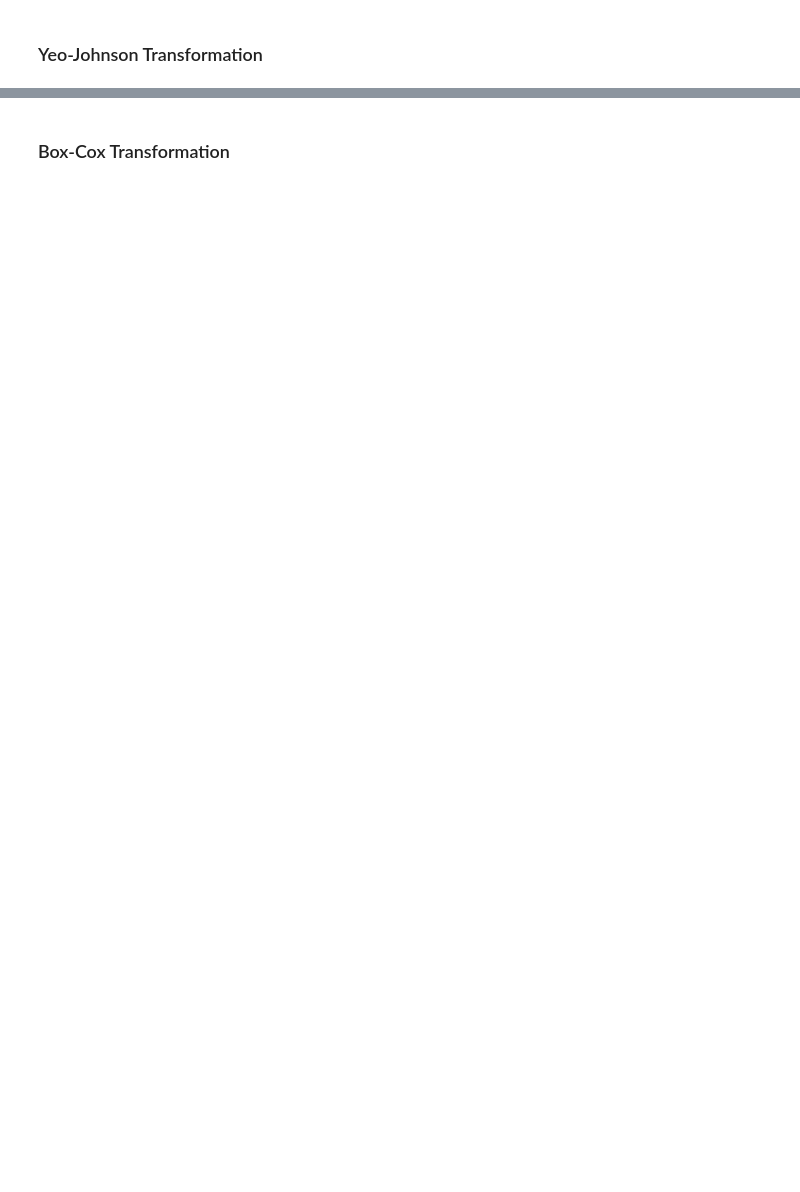
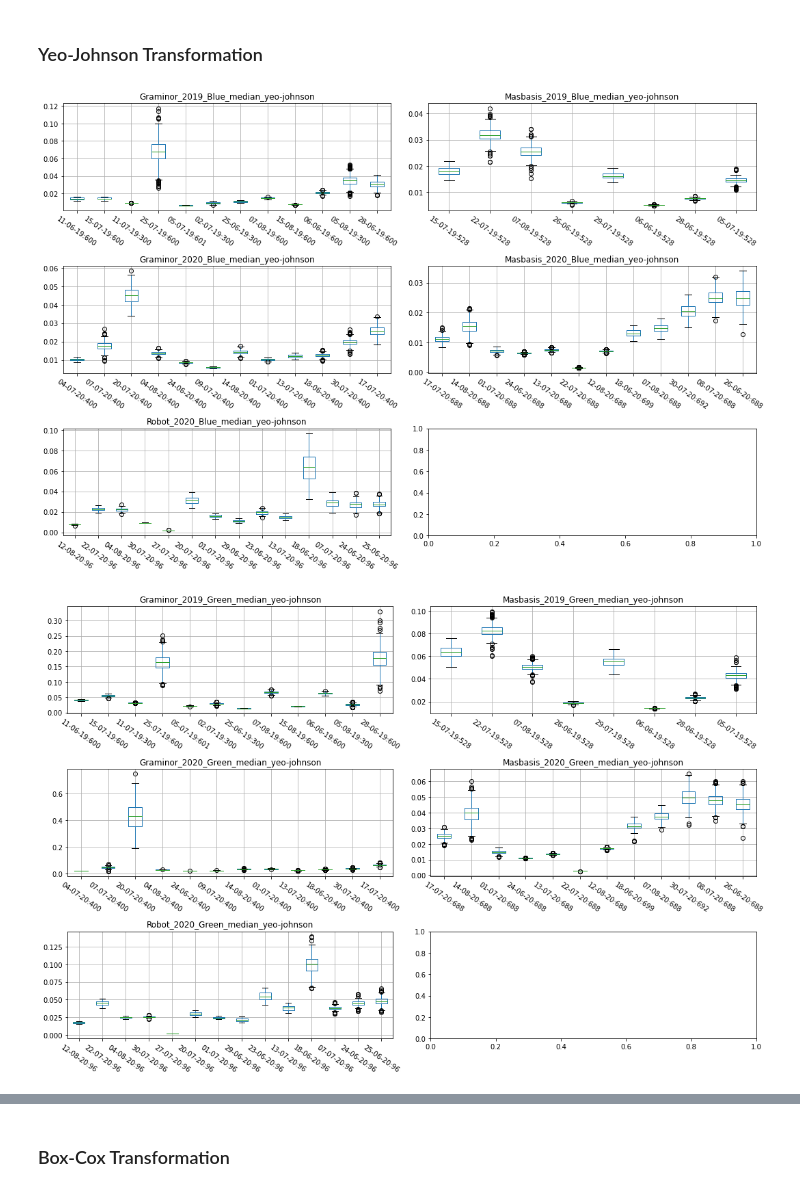
Before and after one commit to fahadijaz/spring_wheat_yield_prediction, a Jupyter notebook: preprocessing.ipynb, the cells around one changed output, grey strips where cells are left out. Saved outputs shown, nothing was run; the diff lists cells and outputs as text; code cells hidden in the pictures; blank space fills up the shorter version.

Commit message:
DS Report on Robot2020
Work on DS Report
Cleaning and improving functions and plots formatting

```diff
--- a/preprocessing.ipynb
+++ b/preprocessing.ipynb
@@ -781,25 +892,26 @@ sorted_dated[1].strftime('%d%m%y')
 %%time
 
 general_col_names = ['Plot_ID', 'Blue', 'Green', 'Red', 'RedEdge', 'NIR', 'NDVI', 'MTCI']
+yield_cols = ['GrainYield']
 
 df_all_mean = []
 df_all_median = []
 df_all_stdev = []
 
-for df in complete_df_std:
+for df in df_w_yields:
     temp_mean_df = df+'_mean'
     temp_median_df = df+'_median'
     temp_stdev_df = df+'_stdev'
     # Filtering columns for each type
-    locals()[temp_mean_df] = locals()[df][std_columns_mean]
-    locals()[temp_median_df] = locals()[df][std_columns_median]
-    locals()[temp_stdev_df] = locals()[df][std_columns_stdev]
+    locals()[temp_mean_df] = locals()[df][std_columns_mean+yield_cols]
+    locals()[temp_median_df] = locals()[df][std_columns_median+yield_cols]
+    locals()[temp_stdev_df] = locals()[df][std_columns_stdev+yield_cols]
 
     # Renaming column names to general names for all
-    locals()[temp_mean_df].columns = general_col_names
+    locals()[temp_mean_df].columns = general_col_names+yield_cols
 
-    locals()[temp_median_df].columns = general_col_names
-    locals()[temp_stdev_df].columns = general_col_names
+    locals()[temp_median_df].columns = general_col_names+yield_cols
+    locals()[temp_stdev_df].columns = general_col_names+yield_cols
 
 
     df_all_mean.append(temp_mean_df)
@@ -957,0 +1062,3 @@ field_year_dict
+# %%
+for field_sample, dates in sorted_field_year_dict.items():
+    date sorted_field_year_dict[field_sample]
@@ -958,8 +1266,10 @@ field_year_dict
 # %%
-for field_sample, dates in field_year_dict.items():
+for field_sample, dates in sorted_field_year_dict.items():
 
     # Adding required data to a temp dataframe
-    temp_df = pd.DataFrame()
+    temp_df_all = field_sample+'_all'
+    locals()[temp_df_all] = pd.DataFrame()
     for date in dates:
-        field_df = field_sample[:-5]+'_'+date+d_type
-        temp_df[date] = locals()[field_df][col]
+        date_str = date.strftime('%d%m%y')
+        field_df = field_sample[:-5]+'_'+date_str+d_type
+        print(field_df, locals()[field_df].shape)
@@ -1003,35 +1370,43 @@ for d_type in data_agg_list:
 
         fig, ax = plt.subplots(rows,2, figsize=(15,10))
         plots = ax.flatten()
         n = 0
         # TODO: Fix the x ticks
-        for field_sample, dates in field_year_dict.items():
 
+
+        for field_sample, dates in sorted_field_year_dict.items():
+            x_labels = []
             # Adding required data to a temp dataframe
             temp_df = pd.DataFrame()
             for date in dates:
-                field_df = field_sample[:-5]+'_'+date+d_type
+                date_str = date.strftime('%d%m%y')
+                field_df = field_sample[:-5]+'_'+date_str+d_type
                 temp_df[date] = locals()[field_df][col]
-            x_labels = temp_df.columns.tolist()
+                x_label = date.strftime('%d-%m-%y')+':'+str(len(locals()[field_df][col]))
 
+                x_labels.append(x_label)
+                x_labels= list(set(x_labels))
             # Transform the df
 #             pt = PowerTransformer(method='box-cox', standardize=False)
             pt = PowerTransformer(method='yeo-johnson', standardize=False)
 
             temp_arr = pt.fit_transform(temp_df)
             temp_df = pd.DataFrame(temp_arr)
 
             # Adding field plot to the subplots
             num_of_fields = len(field_year_dict.keys())
 
             text = "Grain Yield"
             ax_n = plots[n]
 
             temp_df.boxplot(ax=ax_n)
-            ax_n.set_xticklabels(x_labels, rotation=45)
-            ax_n.set_title(field_sample+'_'+col+d_type[:-5])
+            ax_n.set_xticklabels(x_labels, rotation=-35)
+            ax_n.set_title(field_sample+'_'+col+d_type[:-5]+'_yeo-johnson')
 
 #             # Printing the grain yield in plot of the fiels_sample for reference
 #             ax_n.text(0.85, 1.05, text, ha='center', va='top', weight='bold', color='blue', transform=ax_n.transAxes)
             n+=1
         plt.tight_layout()
+# %% [output]
+[figure, added]
+[figure, added]
```
Also changed, not shown: parts of 77 cells of this notebook, 1 other file.
